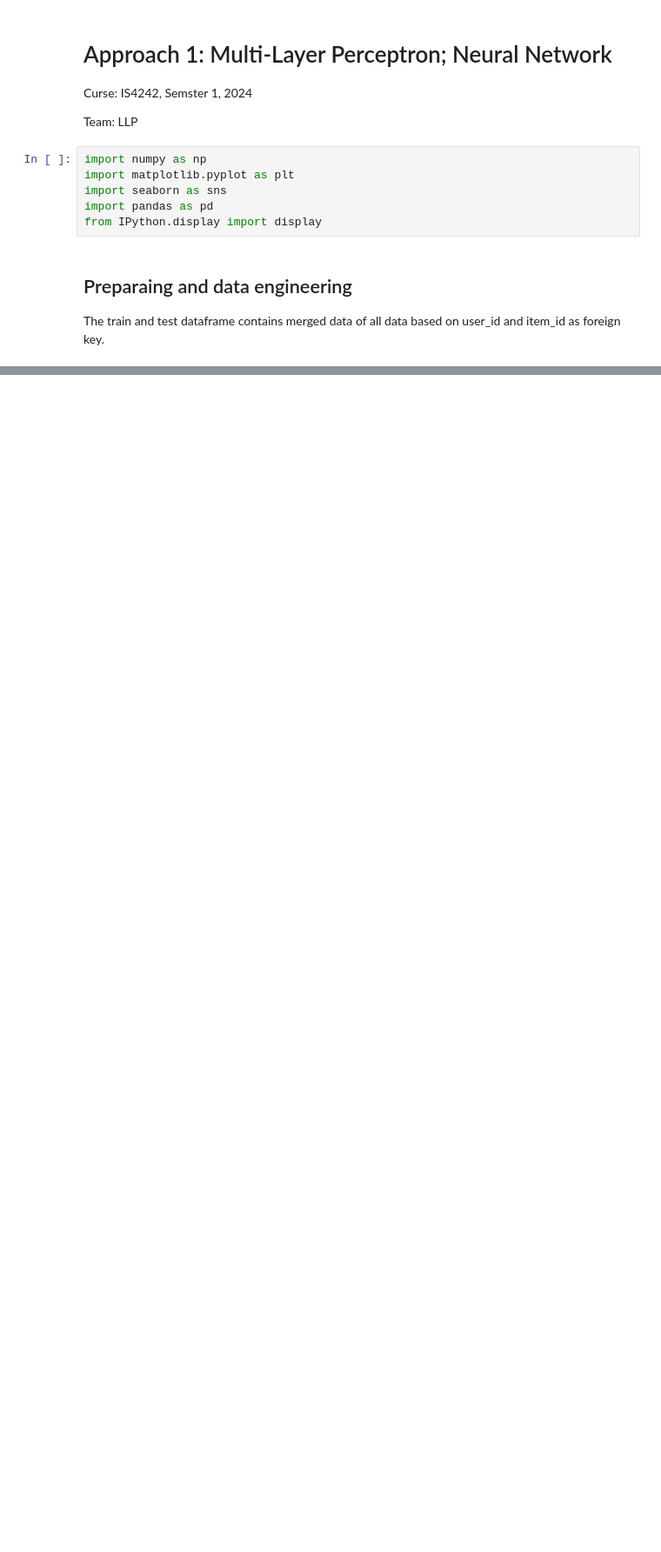
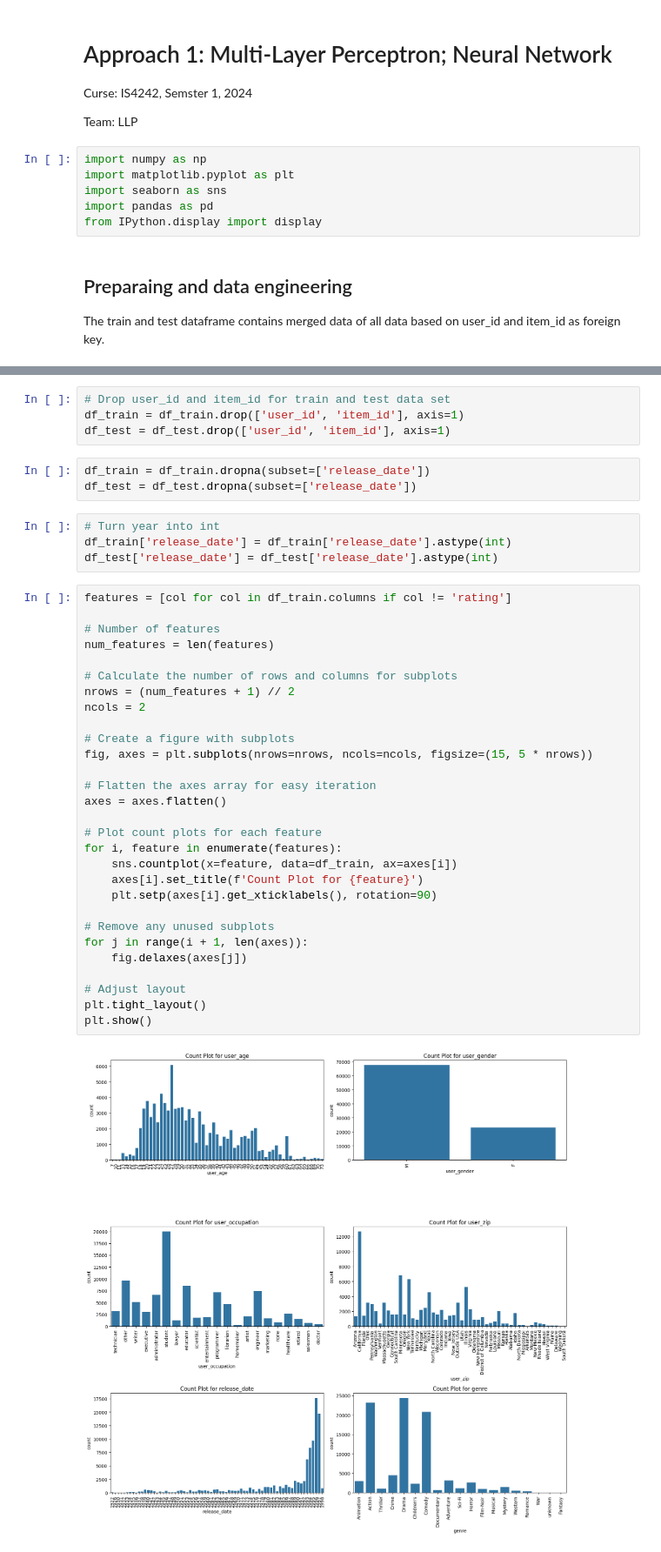
Before and after one commit to Cgolling/LLP_IS4242, a Jupyter notebook: A1_MLP.ipynb, the cells around one changed output, grey strips where cells are left out. Shown at 87% size. Cells and saved outputs as stored; diff of their text form; blank space fills up the shorter version.

```diff
--- a/A1_MLP.ipynb
+++ b/A1_MLP.ipynb
@@ -33,0 +70,42 @@ display(test.head())
+# %%
+# Drop user_id and item_id for train and test data set
+df_train = df_train.drop(['user_id', 'item_id'], axis=1)
+df_test = df_test.drop(['user_id', 'item_id'], axis=1)
+# %%
+df_train = df_train.dropna(subset=['release_date'])
+df_test = df_test.dropna(subset=['release_date'])
+# %%
+# Turn year into int
+df_train['release_date'] = df_train['release_date'].astype(int)
+df_test['release_date'] = df_test['release_date'].astype(int)
+# %%
+features = [col for col in df_train.columns if col != 'rating']
+
+# Number of features
+num_features = len(features)
+
+# Calculate the number of rows and columns for subplots
+nrows = (num_features + 1) // 2
+ncols = 2
+
+# Create a figure with subplots
+fig, axes = plt.subplots(nrows=nrows, ncols=ncols, figsize=(15, 5 * nrows))
+
+# Flatten the axes array for easy iteration
+axes = axes.flatten()
+
+# Plot count plots for each feature
+for i, feature in enumerate(features):
+    sns.countplot(x=feature, data=df_train, ax=axes[i])
+    axes[i].set_title(f'Count Plot for {feature}')
+    plt.setp(axes[i].get_xticklabels(), rotation=90)
+
+# Remove any unused subplots
+for j in range(i + 1, len(axes)):
+    fig.delaxes(axes[j])
+
+# Adjust layout
+plt.tight_layout()
+plt.show()
+# %% [output]
+[figure, added]
```
Also changed, not shown: parts of 15 cells of this notebook, 2 other files.
